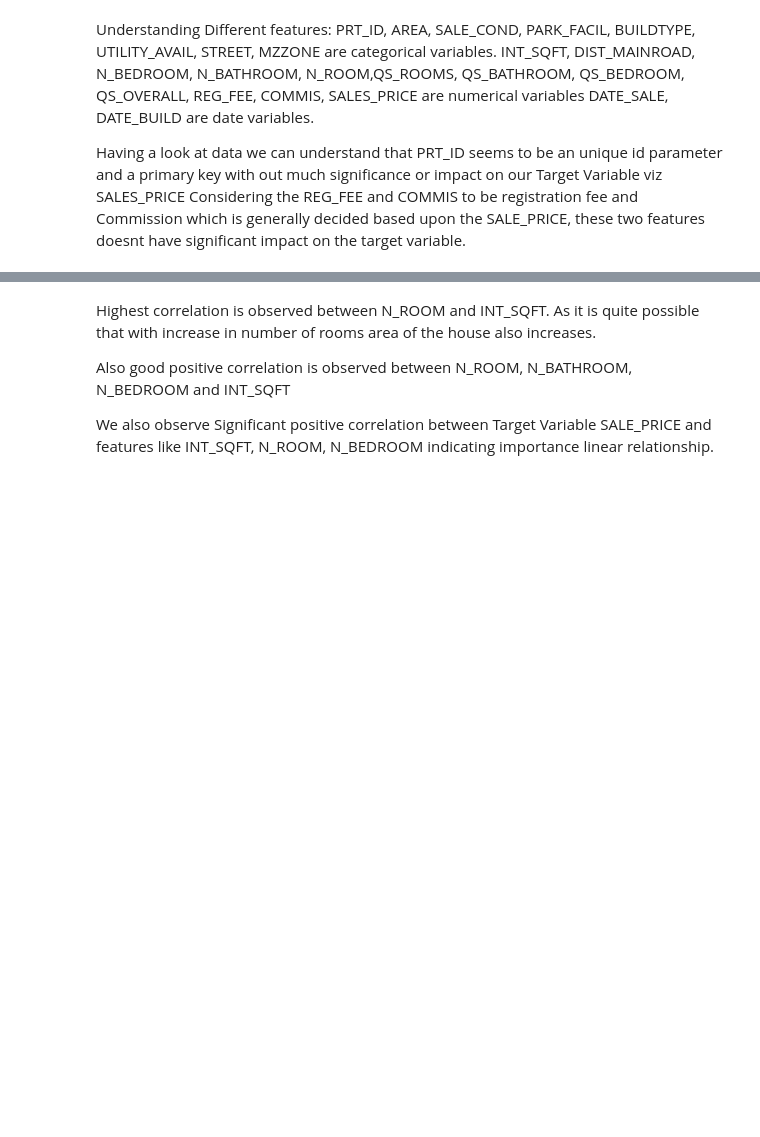
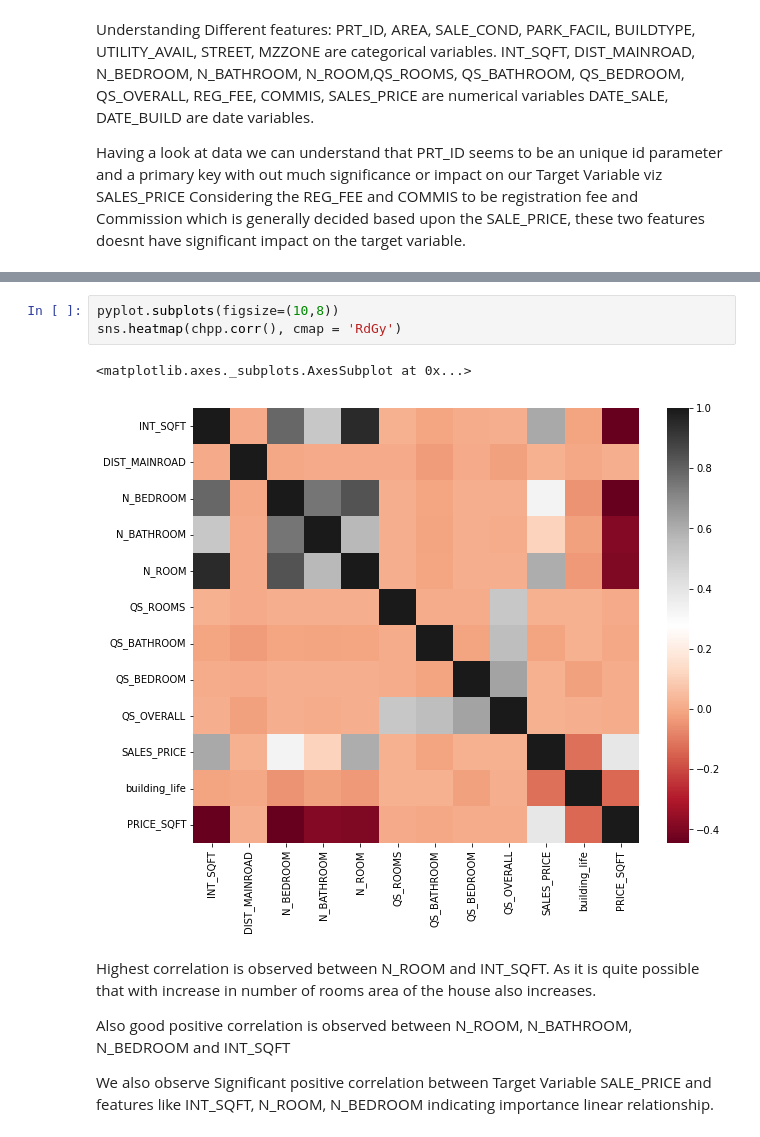
Before and after one commit to madhugid/Machine-Learning-Projects, a Jupyter notebook: Chennai_House_Price_Prediction_Decission_Tree_and_Random_Forest.ipynb, the cells around one changed output, grey strips where cells are left out. Drawn from its saved outputs; the diff is of its cells as text; blank space fills up the shorter version.

```diff
--- a/Chennai_House_Price_Prediction_Decission_Tree_and_Random_Forest.ipynb
+++ b/Chennai_House_Price_Prediction_Decission_Tree_and_Random_Forest.ipynb
@@ -289,3 +510,9 @@ chpp.corr()
+# %%
+pyplot.subplots(figsize=(10,8))
+sns.heatmap(chpp.corr(), cmap = 'RdGy')
+# %% [output]
+<matplotlib.axes._subplots.AxesSubplot at 0x...>
+[figure, added]
 # %% [markdown]
 Highest correlation is observed between N_ROOM and INT_SQFT. As it is quite possible that with increase in number of rooms area of the house also increases.
 
```
Also changed, not shown: parts of 223 cells of this notebook.
